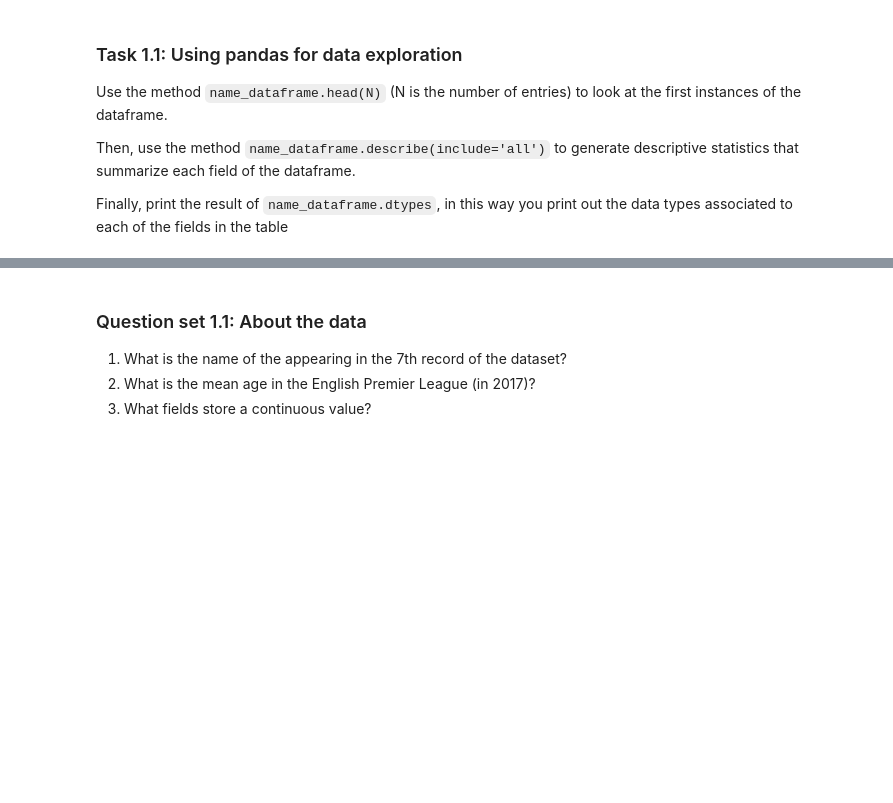
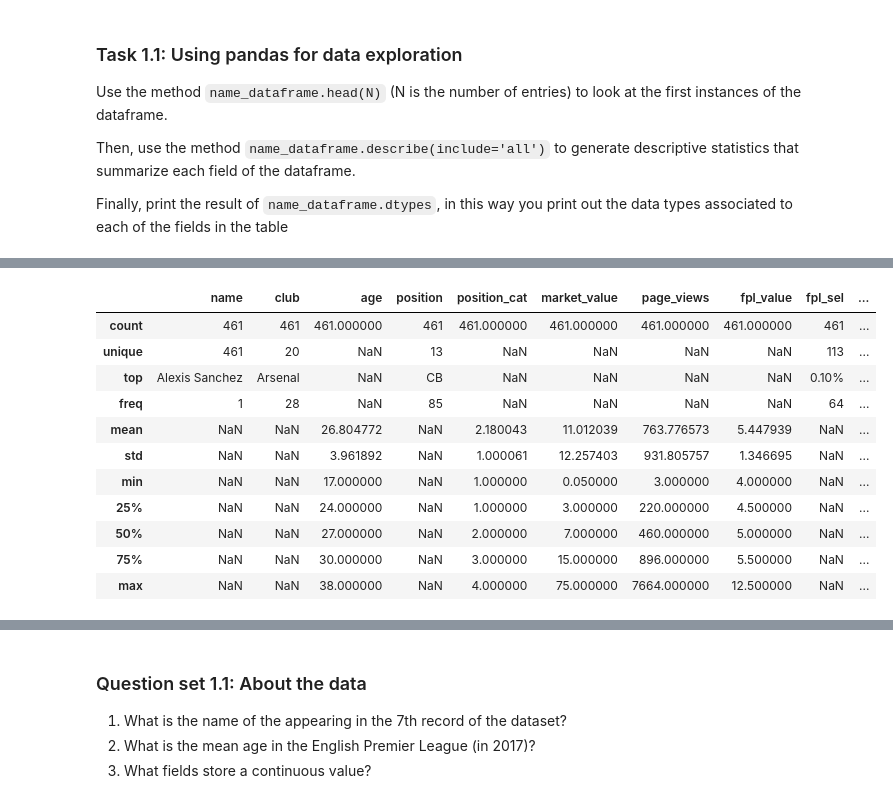
Before and after one commit to vfg27/MALIS, a Jupyter notebook: labs/lab1/linear/linear.ipynb, the cells around one changed output, grey strips where cells are left out. Saved outputs shown, nothing was run; the diff lists cells and outputs as text; code cells hidden in the pictures; blank space fills up the shorter version.

```diff
--- a/labs/lab1/linear/linear.ipynb
+++ b/labs/lab1/linear/linear.ipynb
@@ -52,4 +65,18 @@ Finally, print the result of `name_dataframe.dtypes`, in this way you print out
 # %%
 #Your code for describe
+league_df.describe(include='all')
+# %% [output]
+|  | name | club | age | position | position_cat | market_value | page_views | fpl_value | fpl_sel | ... |
+| count | 461 | 461 | 461.000000 | 461 | 461.000000 | 461.000000 | 461.000000 | 461.000000 | 461 | ... |
+| unique | 461 | 20 | NaN | 13 | NaN | NaN | NaN | NaN | 113 | ... |
+| top | Alexis Sanchez | Arsenal | NaN | CB | NaN | NaN | NaN | NaN | 0.10% | ... |
+| freq | 1 | 28 | NaN | 85 | NaN | NaN | NaN | NaN | 64 | ... |
+| mean | NaN | NaN | 26.804772 | NaN | 2.180043 | 11.012039 | 763.776573 | 5.447939 | NaN | ... |
+| std | NaN | NaN | 3.961892 | NaN | 1.000061 | 12.257403 | 931.805757 | 1.346695 | NaN | ... |
+| min | NaN | NaN | 17.000000 | NaN | 1.000000 | 0.050000 | 3.000000 | 4.000000 | NaN | ... |
+| 25% | NaN | NaN | 24.000000 | NaN | 1.000000 | 3.000000 | 220.000000 | 4.500000 | NaN | ... |
+| 50% | NaN | NaN | 27.000000 | NaN | 2.000000 | 7.000000 | 460.000000 | 5.000000 | NaN | ... |
+| 75% | NaN | NaN | 30.000000 | NaN | 3.000000 | 15.000000 | 896.000000 | 5.500000 | NaN | ... |
+| max | NaN | NaN | 38.000000 | NaN | 4.000000 | 75.000000 | 7664.000000 | 12.500000 | NaN | ... |
 # %%
 #Your code for d_type
```
Also changed, not shown: parts of 19 cells of this notebook, 27 other files.
